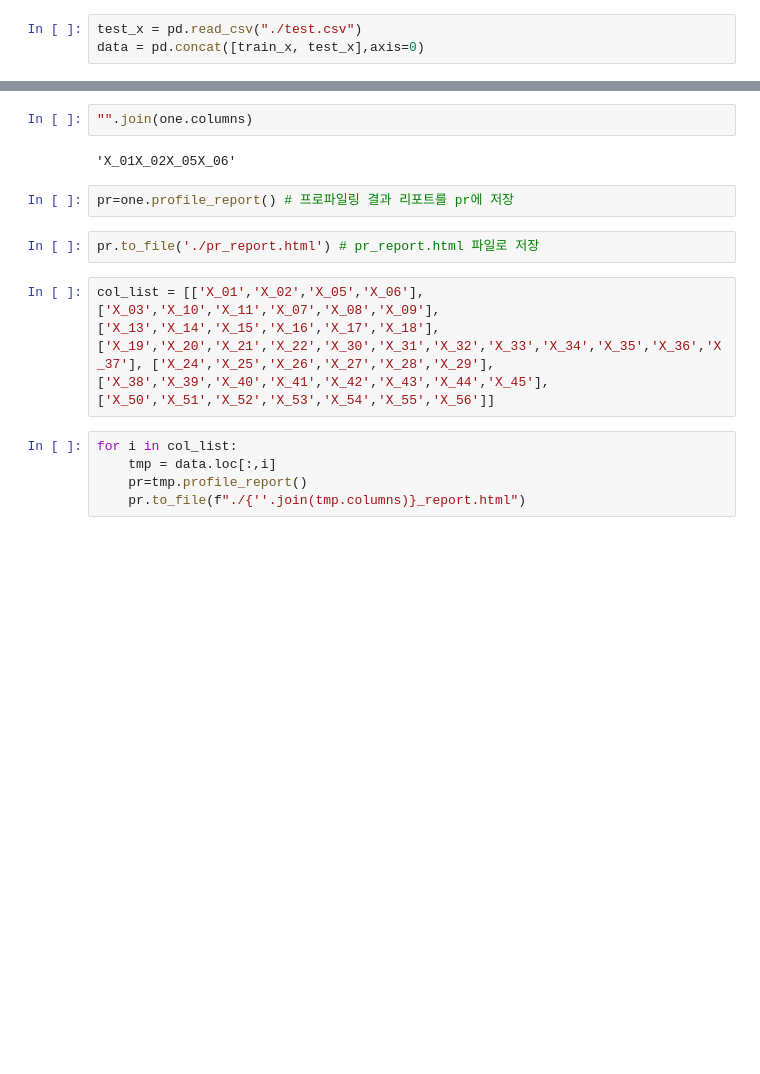
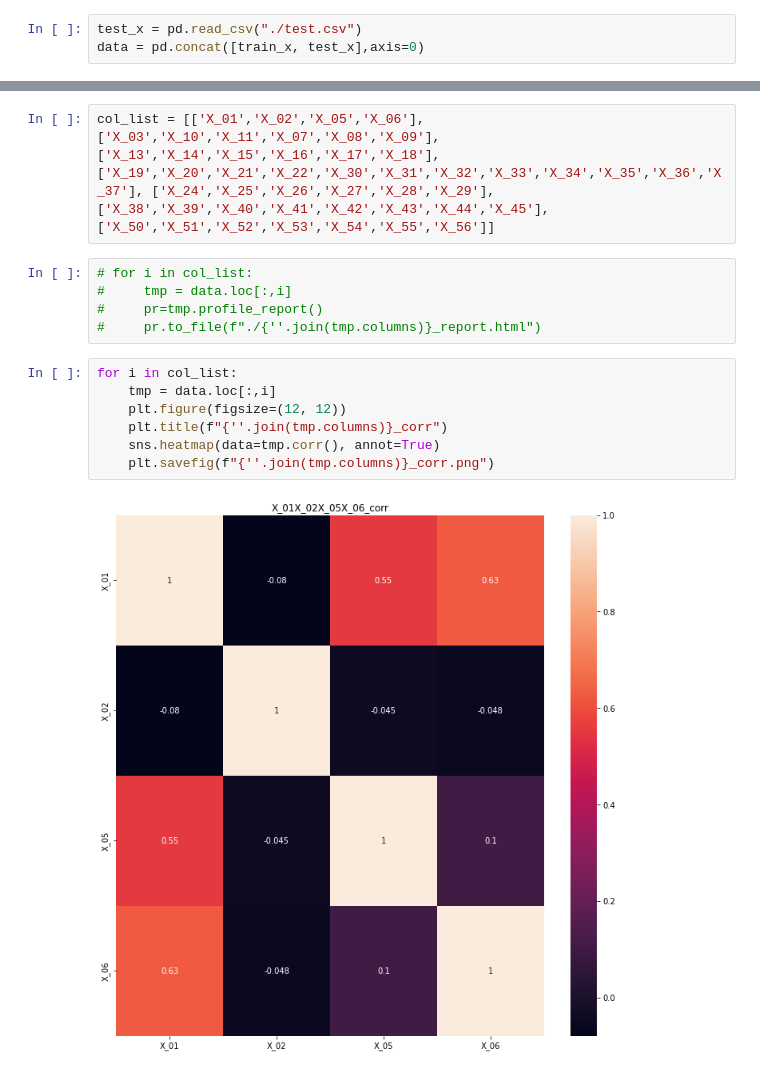
Before and after one commit to mjcode1588/trendsetter, a Jupyter notebook: mjcode/판다스프로파일링.ipynb, the cells around one changed output, grey strips where cells are left out. Drawn from its saved outputs; the diff is of its cells as text; blank space fills up the shorter version.

```diff
--- a/mjcode/판다스프로파일링.ipynb
+++ b/mjcode/판다스프로파일링.ipynb
@@ -14,15 +27,16 @@ one = data.loc[:,['X_01','X_02','X_05','X_06']]
-# %%
-"".join(one.columns)
-# %% [output]
-'X_01X_02X_05X_06'
-# %%
-pr=one.profile_report() # 프로파일링 결과 리포트를 pr에 저장
-# %%
-pr.to_file('./pr_report.html') # pr_report.html 파일로 저장
 # %%
 col_list = [['X_01','X_02','X_05','X_06'], ['X_03','X_10','X_11','X_07','X_08','X_09'], ['X_13','X_14','X_15','X_16','X_17','X_18'], ['X_19','X_20','X_21','X_22','X_30','X_31','X_32','X_33','X_34','X_35','X_36','X_37'], ['X_24','X_25','X_26','X_27','X_28','X_29'], ['X_38','X_39','X_40','X_41','X_42','X_43','X_44','X_45'], ['X_50','X_51','X_52','X_53','X_54','X_55','X_56']]
 # %%
-for i in col_list:
-    tmp = data.loc[:,i]
-    pr=tmp.profile_report()
-    pr.to_file(f"./{''.join(tmp.columns)}_report.html")
+# for i in col_list:
+#     tmp = data.loc[:,i]
+#     pr=tmp.profile_report()
+#     pr.to_file(f"./{''.join(tmp.columns)}_report.html")
+# %%
+for i in col_list:
+    tmp = data.loc[:,i]
+    plt.figure(figsize=(12, 12))
+    plt.title(f"{''.join(tmp.columns)}_corr")
+    sns.heatmap(data=tmp.corr(), annot=True)
+    plt.savefig(f"{''.join(tmp.columns)}_corr.png")
+# %% [output]
+[figure, added]
```
Also changed, not shown: parts of 4 cells of this notebook, 3 other files.
